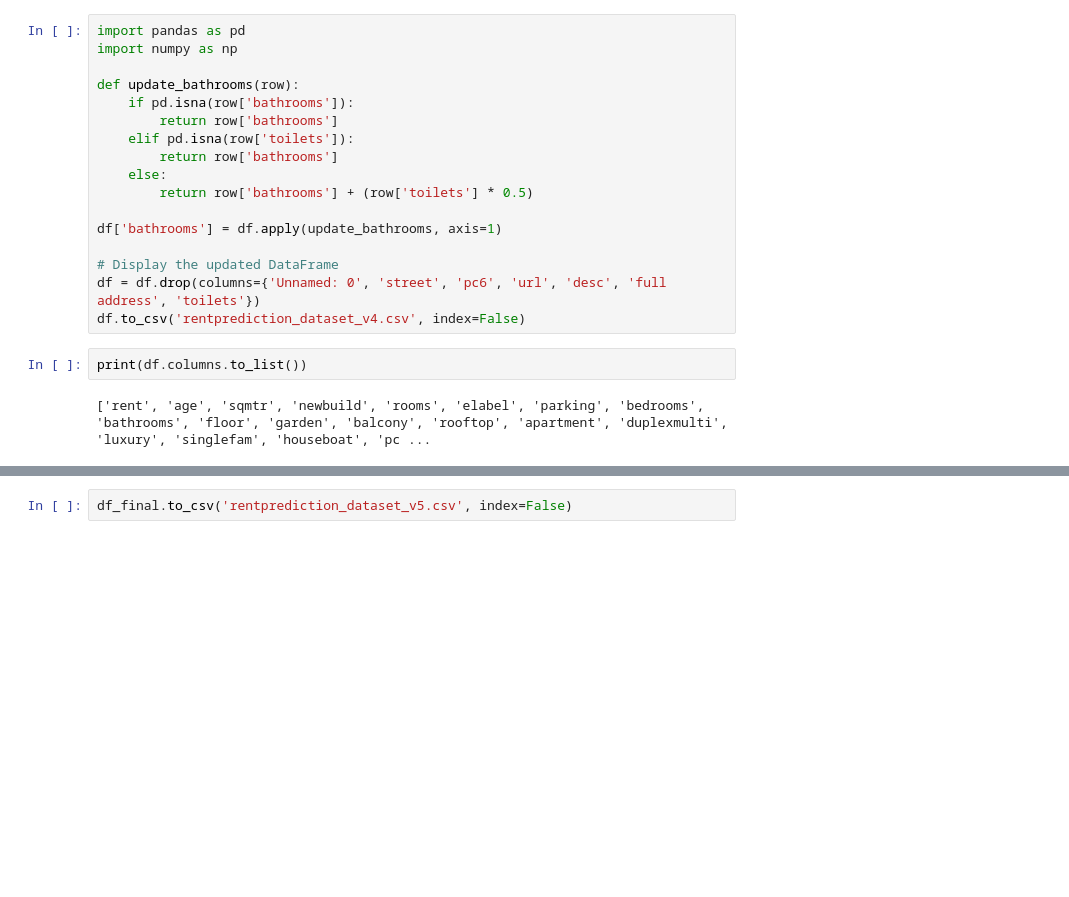
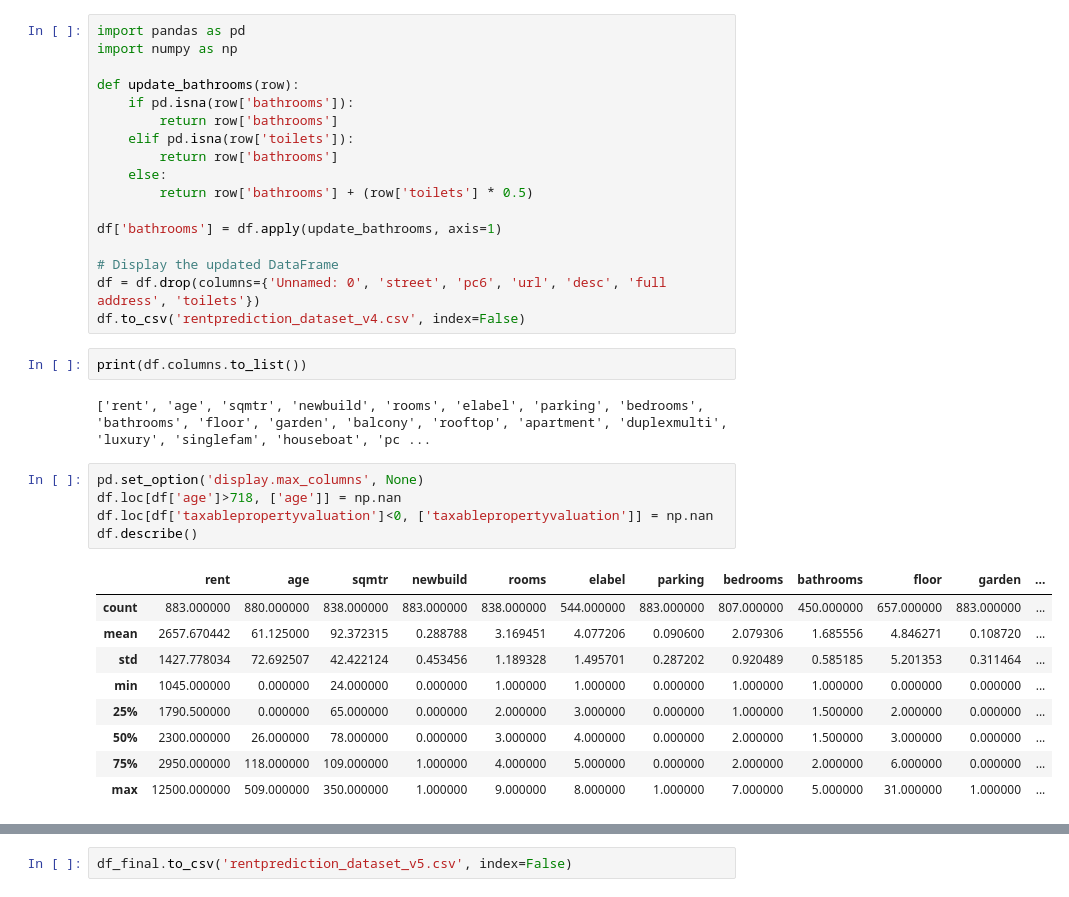
Before and after one commit to TheAphander/rentalprediction, a Jupyter notebook: datacleaningfunda.ipynb, the cells around one changed output, grey strips where cells are left out. Saved outputs shown, nothing was run; the diff lists cells and outputs as text; blank space fills up the shorter version.

```diff
--- a/datacleaningfunda.ipynb
+++ b/datacleaningfunda.ipynb
@@ -445,6 +444,21 @@ df.to_csv('rentprediction_dataset_v4.csv', index=False)
 print(df.columns.to_list())
 # %% [output]
 ['rent', 'age', 'sqmtr', 'newbuild', 'rooms', 'elabel', 'parking', 'bedrooms', 'bathrooms', 'floor', 'garden', 'balcony', 'rooftop', 'apartment', 'duplexmulti', 'luxury', 'singlefam', 'houseboat', 'pc ...
+# %%
+pd.set_option('display.max_columns', None)
+df.loc[df['age']>718, ['age']] = np.nan
+df.loc[df['taxablepropertyvaluation']<0, ['taxablepropertyvaluation']] = np.nan
+df.describe()
+# %% [output]
+|  | rent | age | sqmtr | newbuild | rooms | elabel | parking | bedrooms | bathrooms | floor | garden | ... |
+| count | 883.000000 | 880.000000 | 838.000000 | 883.000000 | 838.000000 | 544.000000 | 883.000000 | 807.000000 | 450.000000 | 657.000000 | 883.000000 | ... |
+| mean | 2657.670442 | 61.125000 | 92.372315 | 0.288788 | 3.169451 | 4.077206 | 0.090600 | 2.079306 | 1.685556 | 4.846271 | 0.108720 | ... |
+| std | 1427.778034 | 72.692507 | 42.422124 | 0.453456 | 1.189328 | 1.495701 | 0.287202 | 0.920489 | 0.585185 | 5.201353 | 0.311464 | ... |
+| min | 1045.000000 | 0.000000 | 24.000000 | 0.000000 | 1.000000 | 1.000000 | 0.000000 | 1.000000 | 1.000000 | 0.000000 | 0.000000 | ... |
+| 25% | 1790.500000 | 0.000000 | 65.000000 | 0.000000 | 2.000000 | 3.000000 | 0.000000 | 1.000000 | 1.500000 | 2.000000 | 0.000000 | ... |
+| 50% | 2300.000000 | 26.000000 | 78.000000 | 0.000000 | 3.000000 | 4.000000 | 0.000000 | 2.000000 | 1.500000 | 3.000000 | 0.000000 | ... |
+| 75% | 2950.000000 | 118.000000 | 109.000000 | 1.000000 | 4.000000 | 5.000000 | 0.000000 | 2.000000 | 2.000000 | 6.000000 | 0.000000 | ... |
+| max | 12500.000000 | 509.000000 | 350.000000 | 1.000000 | 9.000000 | 8.000000 | 1.000000 | 7.000000 | 5.000000 | 31.000000 | 1.000000 | ... |
 # %%
 
 from sklearn.impute import KNNImputer
```
Also changed, not shown: parts of 4 cells of this notebook, 6 other files.
